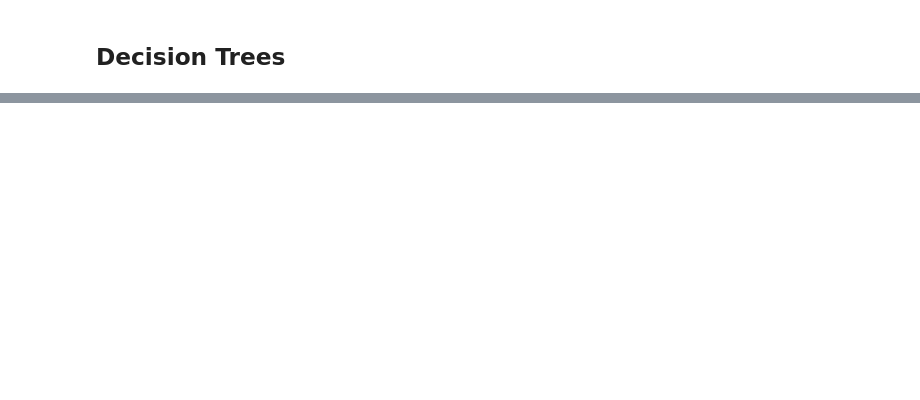
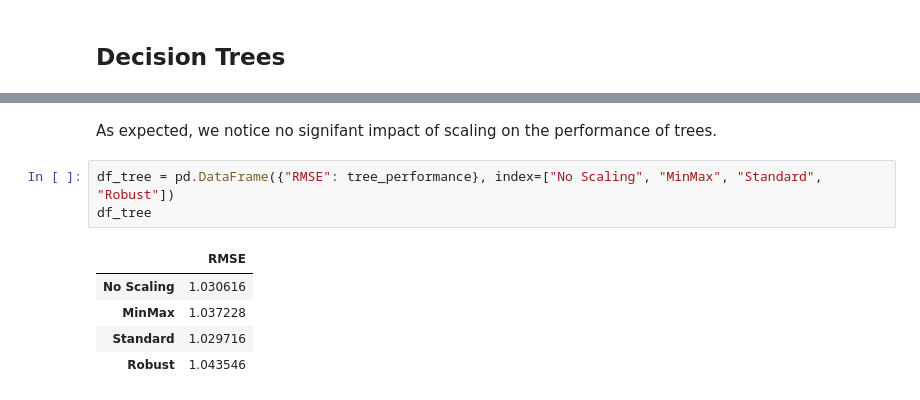
Before and after one commit to TerryTian21/PyTorch-Practice, a Jupyter notebook: Tutorials/Feauture_Scaling.ipynb, the cells around one changed output, grey strips where cells are left out. Saved outputs shown, nothing was run; the diff lists cells and outputs as text; blank space fills up the shorter version.

```diff
--- a/Tutorials/Feauture_Scaling.ipynb
+++ b/Tutorials/Feauture_Scaling.ipynb
@@ -283,0 +340,11 @@ plot_results(prediction_results)
+# %% [markdown]
+As expected, we notice no signifant impact of scaling on the performance of trees.
+# %%
+df_tree = pd.DataFrame({"RMSE": tree_performance}, index=["No Scaling", "MinMax", "Standard", "Robust"])
+df_tree
+# %% [output]
+|  | RMSE |
+| No Scaling | 1.030616 |
+| MinMax | 1.037228 |
+| Standard | 1.029716 |
+| Robust | 1.043546 |
```
Also changed, not shown: parts of 13 cells of this notebook.
